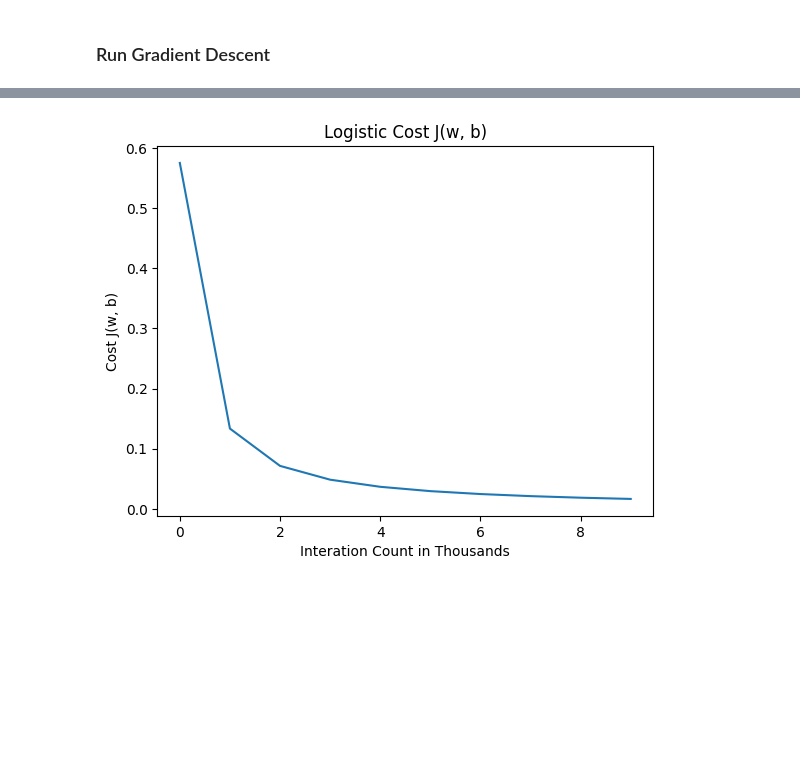
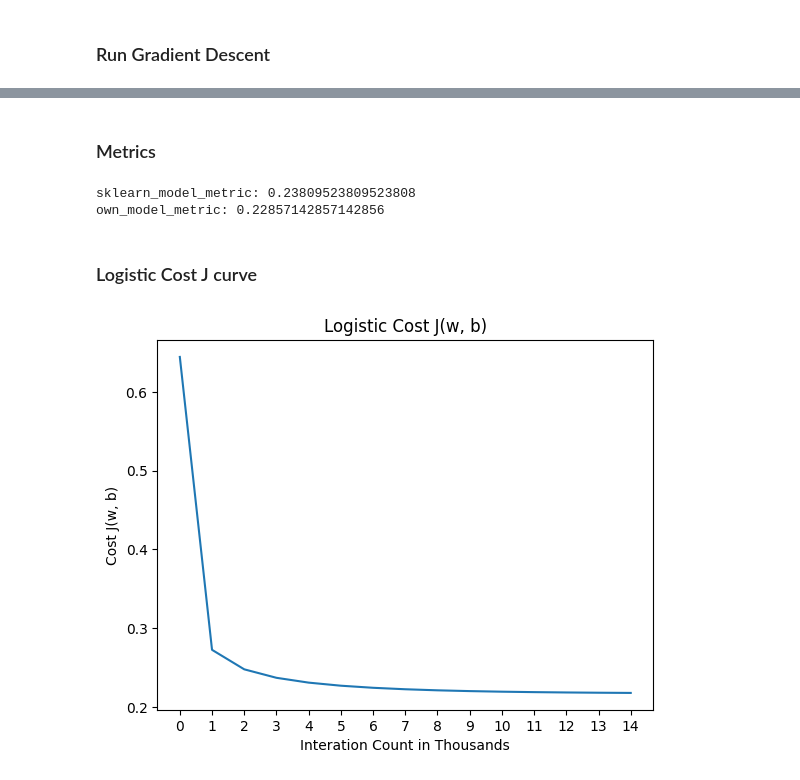
Before and after one commit to kentjordan/ml-from-scratch, a Jupyter notebook: logistic_regression.ipynb, the cells around one changed output, grey strips where cells are left out. Cells and saved outputs as stored; diff of their text form; code cells hidden in the pictures; blank space fills up the shorter version.

Commit message:
Tested on a dataset, compared with sklearn model, and also did metrics with MAE

```diff
--- a/logistic_regression.ipynb
+++ b/logistic_regression.ipynb
@@ -33,39 +213,55 @@ def logistic_cost(x: np.ndarray, y: np.ndarray, w: np.ndarray, b: float):
 # %% [markdown]
 ### Define the derivaties: dj/dw and dj/db
 # %%
+import copy
+
 def logistic_derivatives(x: np.ndarray, y: np.ndarray, w: np.ndarray, b: float):
+
     m, n = x.shape
 
-    dj_dw = 0
+    dj_dw = copy.deepcopy(w)
     dj_db = 0
 
     for i in range(m - 1):
         f = sigmoid(w, x[i], b)
         for j in range(n):
-            dj_dw += (f - y[i]) * x[i][j]
+            dj_dw[j] += (f - y[i]) * x[i][j]
 
         dj_db += (f - y[i])
 
-    return (dj_dw / m, dj_db / m)
+    dj_dw = dj_dw / m
+    dj_db = dj_db / m
+
+    return (dj_dw, dj_db)
 # %% [markdown]
 ### Gradient Descent
 # %%
-def gradient_descent():
+def gradient_descent(X_train: np.ndarray, y_train: np.ndarray):
+
+   m, n = X_train.shape
 
    # Parameters
-   w = np.zeros(2)
+   w = np.zeros(n)
    b = 0.0
    a = 0.1
    cost_hist = np.zeros(0)
 
-   for i in range(10_000):
+   for i in range(1500):
+
       dj_dw, dj_db = logistic_derivatives(X_train, y_train, w, b)
+
       w -= a * dj_dw
       b -= a * dj_db
-      if((i % 1000) == 0):
+
+      if((i % 100) == 0):
          j = logistic_cost(X_train, y_train, w, b)
          cost_hist = np.append(cost_hist, j)
-         print("Iteration",i,"Cost:", j)
+         print("Iteration", i, "|","Cost:", j)
+
    return (w, b, a, cost_hist)
 # %% [markdown]
 ### Run Gradient Descent
+# %%
+# Convert Dataframe into numpy
+y_train = y_train.astype('category').cat.codes.to_numpy()
+y_train
@@ -72,3 +274,3 @@ def gradient_descent():
 # %%
-w, b, a, cost_hist = gradient_descent()
+w, b, a, cost_hist = gradient_descent(X_train_scaled, y_train)
 # %% [output]
@@ -89,9 +323,23 @@ w, b
+# %% [markdown]
+### Metrics
+# %%
+from sklearn.metrics import mean_absolute_error
+
+sklearn_model_metric = mean_absolute_error(y_test, y_hat)
+own_model_metric = mean_absolute_error(y_test, own_prediction)
+print('sklearn_model_metric:', sklearn_model_metric)
+print('own_model_metric:', own_model_metric)
+# %% [output]
+sklearn_model_metric: 0.23809523809523808
+own_model_metric: 0.22857142857142856
+# %% [markdown]
+### Logistic Cost J curve
 # %%
 plt.plot(cost_hist)
 plt.title("Logistic Cost J(w, b)")
 plt.xlabel("Interation Count in Thousands")
 plt.ylabel("Cost J(w, b)")
-plt.xticks(np.arange(0, cost_hist.size, 2))
+plt.xticks(np.arange(0, cost_hist.size))
 plt.show()
 # %% [output]
-[figure, old version]
+[figure, new version]
```
Also changed, not shown: parts of 25 cells of this notebook.
